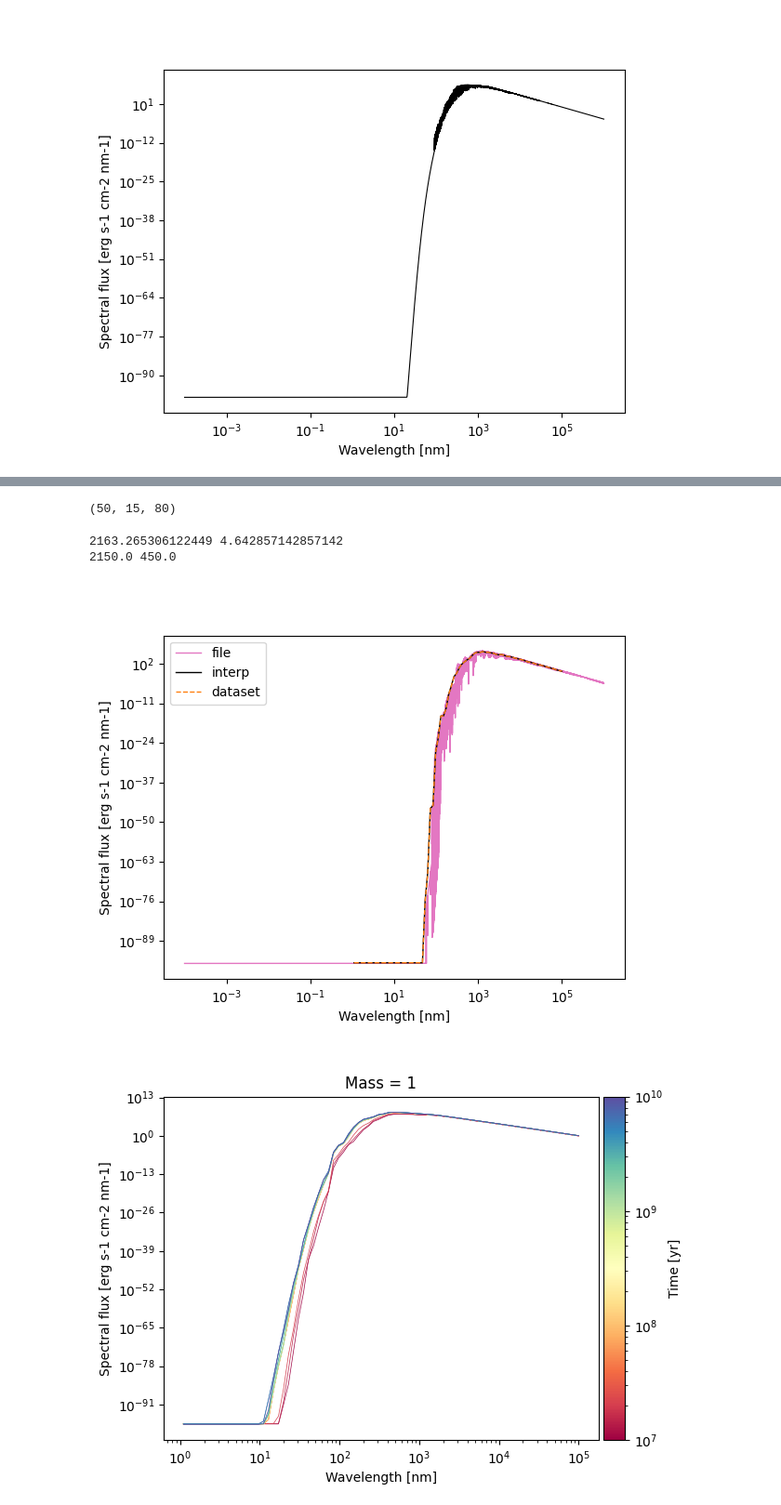
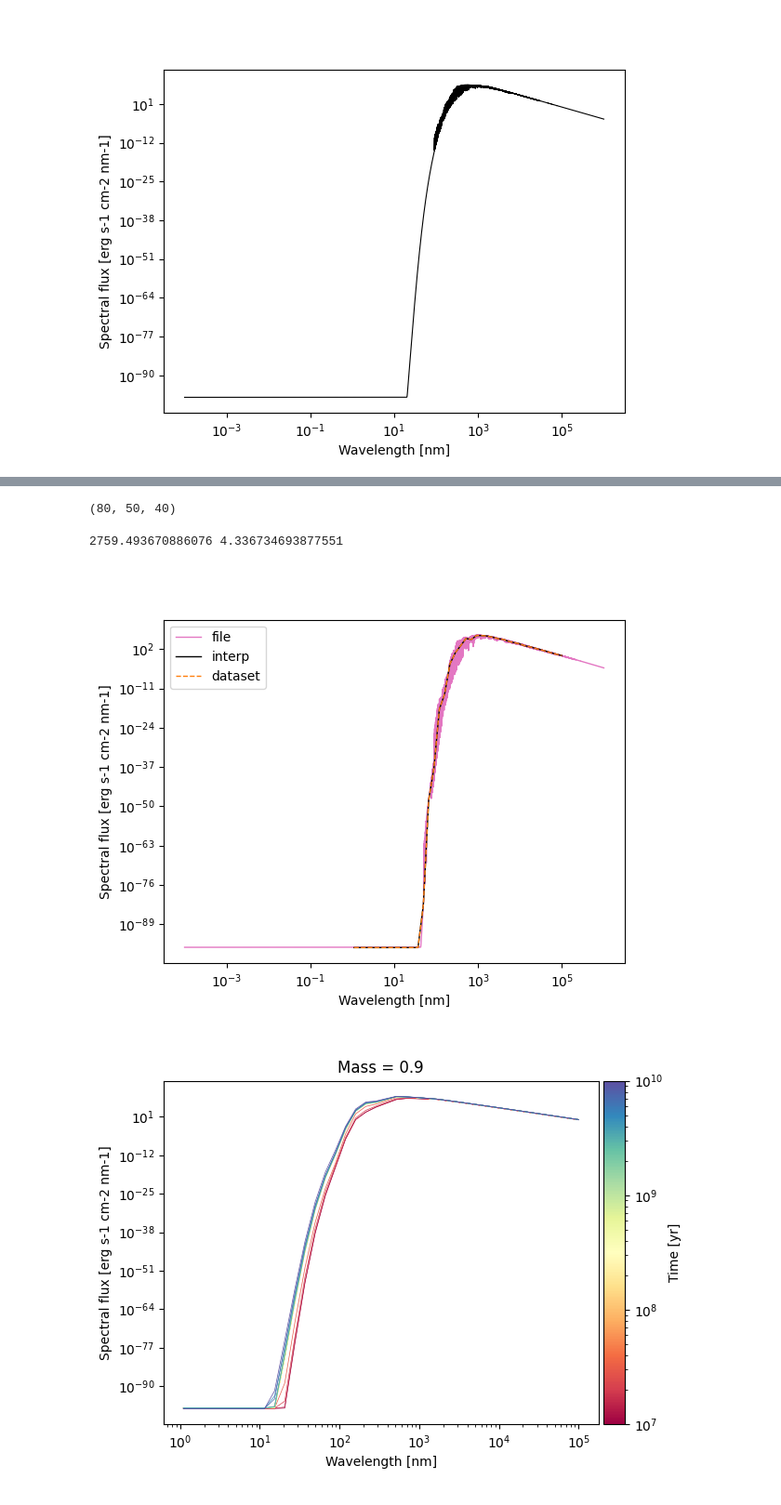
Before and after one commit to nichollsh/MITHRA, a Jupyter notebook: demo.ipynb, the cells around one changed output, grey strips where cells are left out. Shown: that part at 93% size. Drawn from its saved outputs; the diff is of its cells as text; code cells hidden in the pictures.

```diff
--- a/demo.ipynb
+++ b/demo.ipynb
@@ -62,7 +64,7 @@ plt.show()
 # %% [output]
 [figure]
 # %%
-itp = spec.create_interp(num_wl=80, num_teff=50, num_logg=15, teff_lims=(2e3, 6e3))
+itp = spec.create_interp(num_wl=40, num_teff=80, num_logg=50, teff_lims=(2e3, 6e3))
 # %% [output]
 Reading npy files...
     done
@@ -75,6 +77,6 @@ Interpolating...
 # %%
 print(np.shape(itp[0]))
 # %% [output]
-(50, 15, 80)
+(80, 50, 40)
 # %%
 ds = spec.create_dataset(itp)
@@ -86,8 +88,8 @@ sh = np.shape(v)
 plt.close("all")
 fig,ax = plt.subplots(1,1)
 
-i = 2
-j = 10
+i = 15
+j = 30
 teff = x[i,j,0]
 logg = y[i,j,0]
 
@@ -105,37 +107,36 @@ ax.set(xscale="log",yscale="log", xlabel="Wavelength [nm]", ylabel="Spectral flu
 ax.legend()
 plt.show()
 # %% [output]
-2163.265306122449 4.642857142857142
-2150.0 450.0
+2759.493670886076 4.336734693877551
-[figure, old version]
+[figure, new version]
 # %%
 fig,ax = plt.subplots(1,1)
 
 tarr = np.logspace(7,10,20)
 
-mass = 1.0
+mass = 0.9
 
 cmap= plt.cm.Spectral
 norm = mpl.colors.LogNorm(vmin=tarr[0], vmax=tarr[-1])
 sm = mpl.cm.ScalarMappable(cmap=cmap, norm=norm)
 sm.set_array([])
 
 for time in tarr:
 
     out = tracks.get_params_bhac(tr, mass, time, ["Teff","logg"])
     c = cmap(norm(time))
 
     w,f,t,l = spec.get_spec_from_dataset(ds,out[0],out[1])
     ax.plot(w,f, color=c, alpha=1.0, lw=0.5, zorder=3)
 
 divider = make_axes_locatable(ax)
 cax = divider.append_axes("right", size="5%", pad=0.05)
 cbar = fig.colorbar(sm, cax=cax, orientation='vertical', label='Time [yr]')
 
 ax.set(xscale="log", yscale="log")
 ax.set(xlabel="Wavelength [nm]", ylabel="Spectral flux [erg s-1 cm-2 nm-1]")
 ax.set_title("Mass = %g"%mass)
 
 plt.show()
 # %% [output]
-[figure, old version]
+[figure, new version]
```
Also changed, not shown: parts of 3 cells of this notebook, 3 other files.
